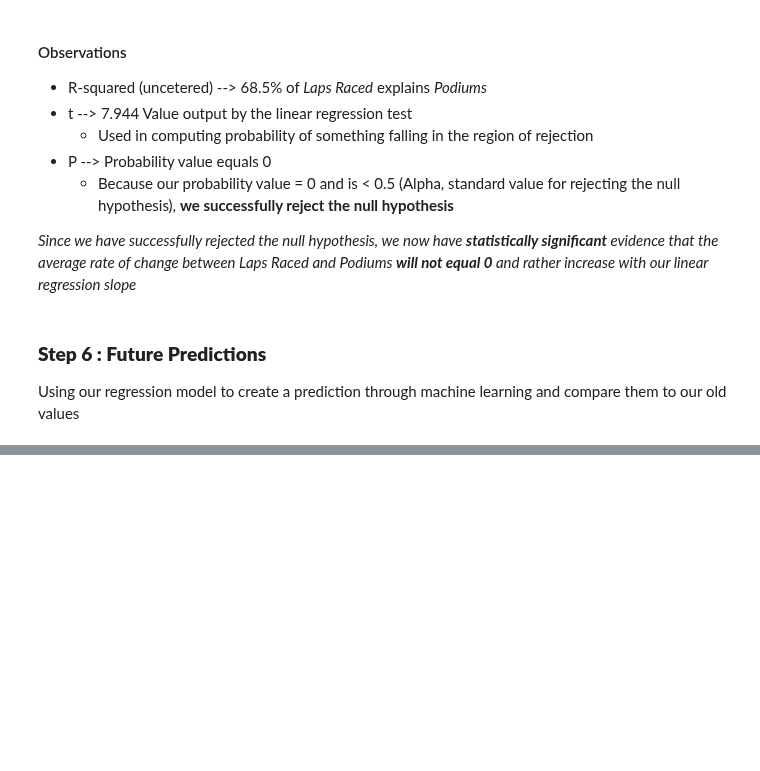
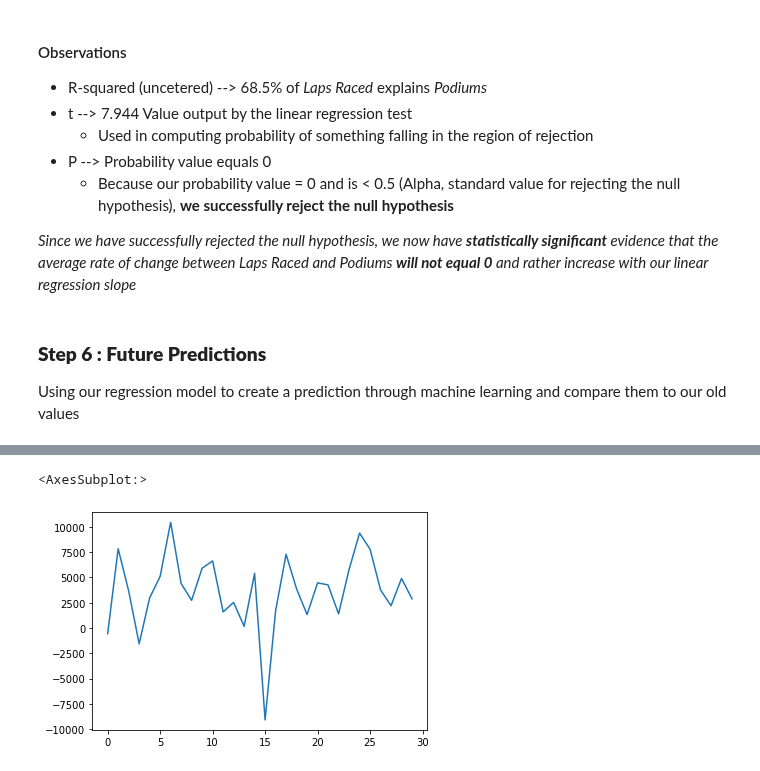
Before and after one commit to mananbhatt5/Tamid-TechEdu-S22, a Jupyter notebook: Final/Echaniz-Fleming-Korada-Final.ipynb, the cells around one changed output, grey strips where cells are left out. Saved outputs shown, nothing was run; the diff lists cells and outputs as text; code cells hidden in the pictures; blank space fills up the shorter version.

```diff
--- a/Final/Echaniz-Fleming-Korada-Final.ipynb
+++ b/Final/Echaniz-Fleming-Korada-Final.ipynb
@@ -199,0 +216,6 @@ Using our regression model to create a prediction through machine learning and c
+# %%
+df['Residual'] = df['Laps Raced'] - df['predLaps']
+df['Residual'].plot()
+# %% [output]
+<AxesSubplot:>
+[figure, added]
```
Also changed, not shown: parts of 2 cells of this notebook.
